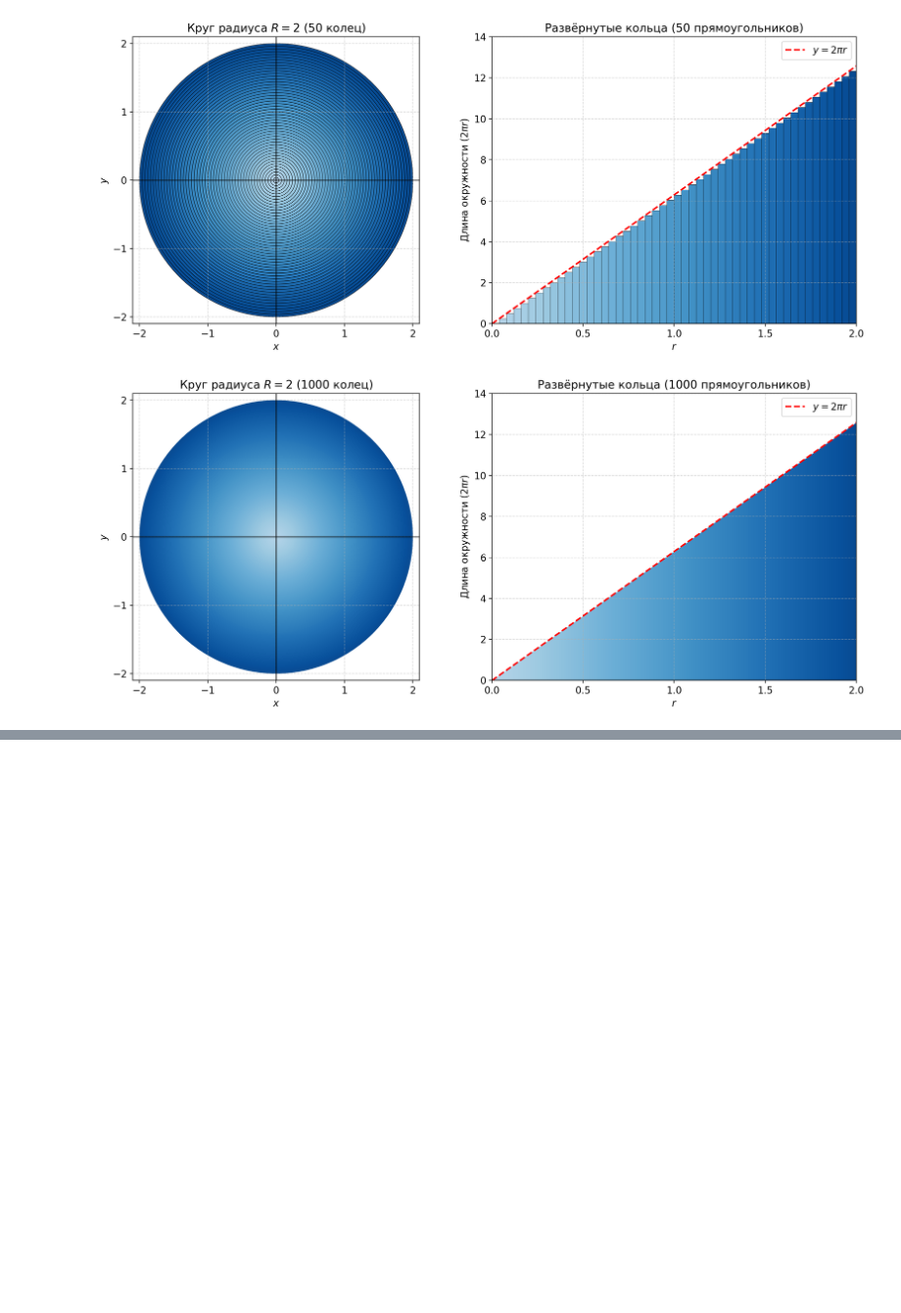
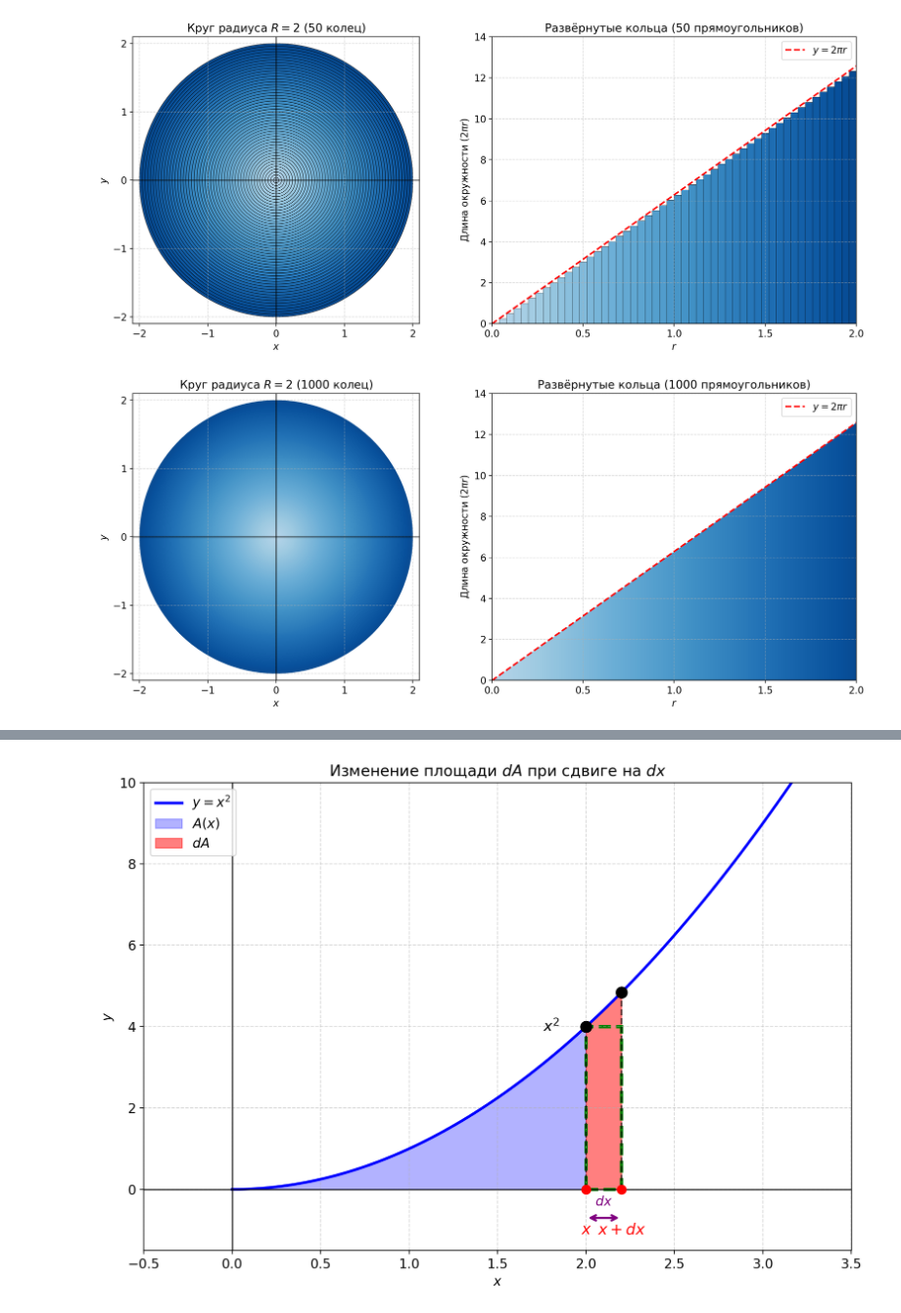
Before and after one commit to sabahtalateh/ainots, a Jupyter notebook: calculus/01-essense.ipynb, the cells around one changed output, grey strips where cells are left out. Shown at 98% size. Saved outputs shown, nothing was run; the diff lists cells and outputs as text; code cells hidden in the pictures; blank space fills up the shorter version.

```diff
--- a/calculus/01-essense.ipynb
+++ b/calculus/01-essense.ipynb
@@ -253,0 +254,63 @@ plt.show()
+# %%
+# Иллюстрация производной: изменение площади dA при изменении x на dx
+
+fig, ax = plt.subplots(figsize=(10, 7))
+
+def f(x):
+    return x**2
+
+x_val = 2  # точка x
+dx_val = 0.2  # малое изменение
+
+# === График: площадь A(x) под параболой ===
+x = np.linspace(0, 3.5, 500)
+ax.plot(x, f(x), 'b-', lw=2.5, label=r'$y = x^2$')
+
+# Закрашиваем площадь A(x)
+x_fill = np.linspace(0, x_val, 100)
+ax.fill_between(x_fill, 0, f(x_fill), alpha=0.3, color='blue', label=r'$A(x)$')
+
+# Закрашиваем добавку dA (маленький прямоугольник)
+x_fill_da = np.linspace(x_val, x_val + dx_val, 100)
+ax.fill_between(x_fill_da, 0, f(x_fill_da), alpha=0.5, color='red', label=r'$dA$')
+
+# Прямоугольник-аппроксимация
+rect = plt.Rectangle((x_val, 0), dx_val, f(x_val), fill=False, ec='green', lw=3, linestyle='--')
+ax.add_patch(rect)
+
+# Вертикальные линии от оси x до графика
+ax.plot([x_val, x_val], [0, f(x_val)], 'k--', lw=1.5, alpha=0.7)
+ax.plot([x_val + dx_val, x_val + dx_val], [0, f(x_val + dx_val)], 'k--', lw=1.5, alpha=0.7)
+
+# Точки на графике
+ax.plot(x_val, f(x_val), 'ko', markersize=10, zorder=5)
+ax.plot(x_val + dx_val, f(x_val + dx_val), 'ko', markersize=10, zorder=5)
+
+# Точки на оси x
+ax.plot(x_val, 0, 'ro', markersize=8, zorder=5)
+ax.plot(x_val + dx_val, 0, 'ro', markersize=8, zorder=5)
+
+# Стрелка dx на оси x
+ax.annotate('', xy=(x_val + dx_val, -0.7), xytext=(x_val, -0.7),
+            arrowprops=dict(arrowstyle='<->', color='purple', lw=2))
+
+# Подписи
+ax.annotate(r'$x$', (x_val, -1.1), fontsize=14, ha='center', color='red')
+ax.annotate(r'$x + dx$', (x_val + dx_val, -1.1), fontsize=14, ha='center', color='red')
+ax.annotate(r'$x^2$', (x_val - 0.15, f(x_val)), fontsize=14, ha='right', va='center')
+ax.annotate(r'$dx$', (x_val + dx_val/2, -0.4), fontsize=12, ha='center', color='purple')
+
+ax.axhline(y=0, color='black', lw=1)
+ax.axvline(x=0, color='black', lw=1)
+ax.set_xlim(-0.5, 3.5)
+ax.set_ylim(-1.5, 10)
+ax.set_xlabel(r'$x$')
+ax.set_ylabel(r'$y$')
+ax.set_title(r'Изменение площади $dA$ при сдвиге на $dx$', fontsize=14)
+ax.legend(loc='upper left')
+ax.grid(True, linestyle='--', alpha=0.5)
+
+plt.tight_layout()
+plt.show()
+# %% [output]
+[figure, added]
```
Also changed, not shown: parts of 1 cell of this notebook, 3 other files.
